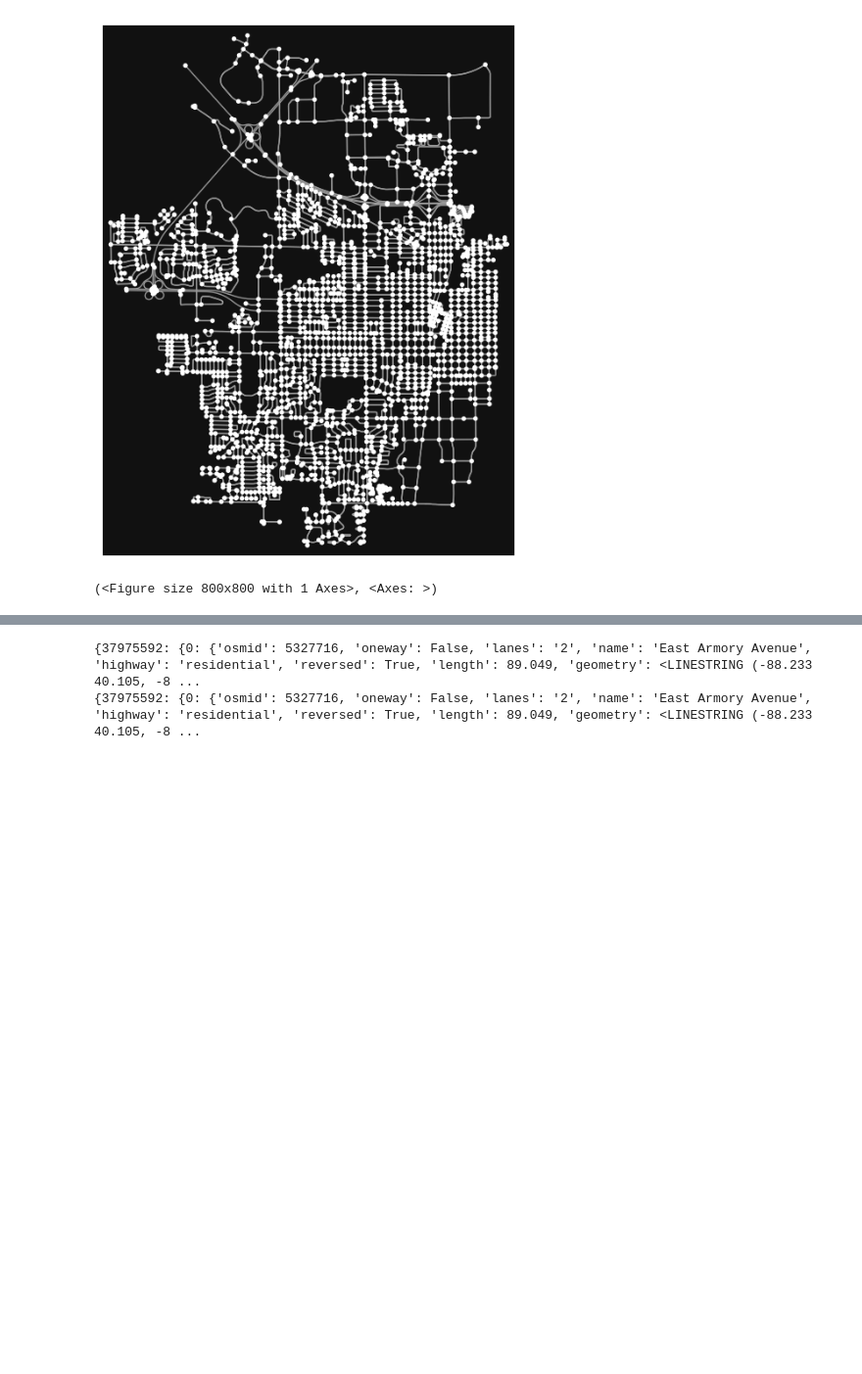
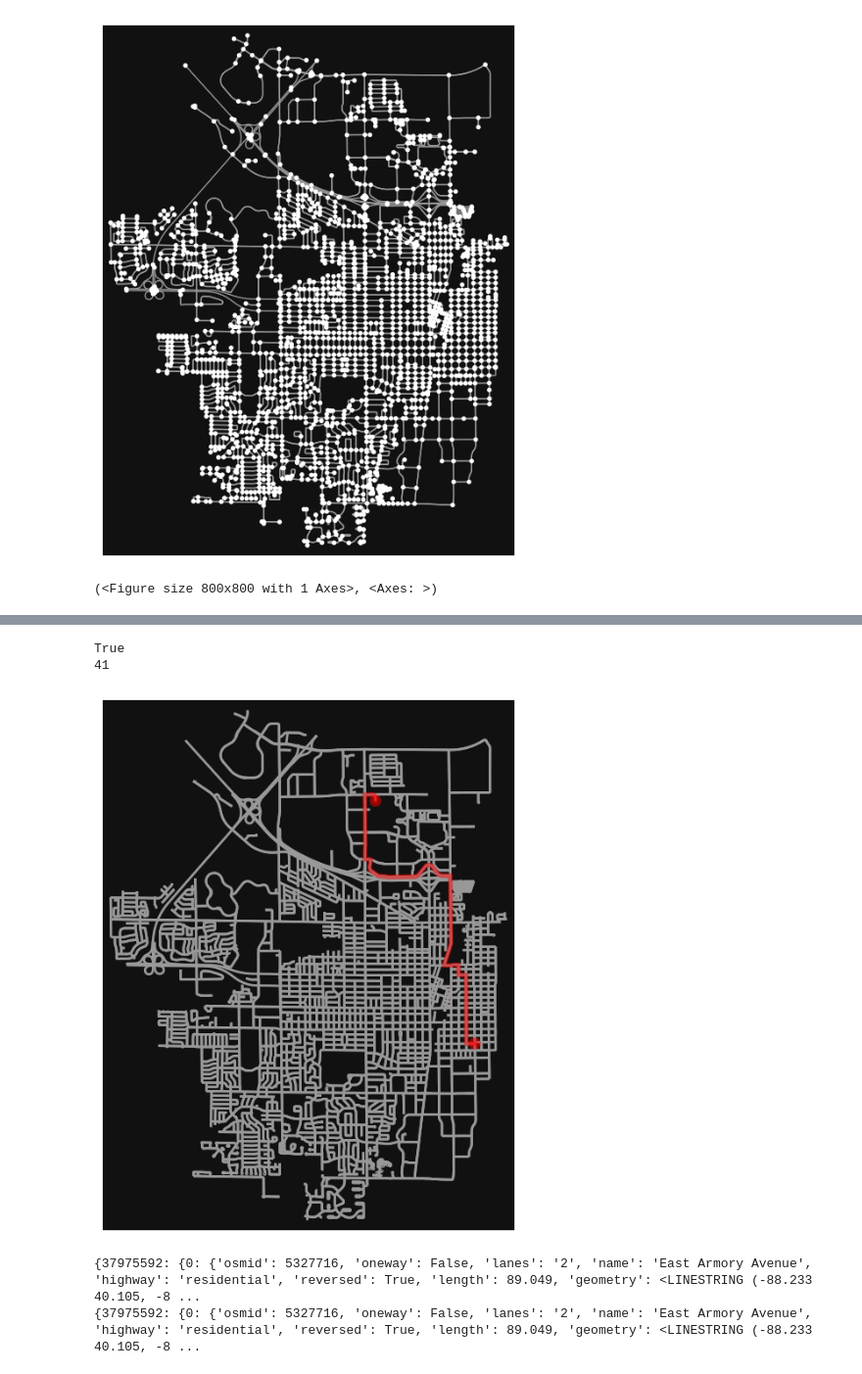
Before and after one commit to jcrayb/transport-research-project, a Jupyter notebook: osmnx/test.ipynb, the cells around one changed output, grey strips where cells are left out. Shown at 98% size. Cells and saved outputs as stored; diff of their text form; code cells hidden in the pictures; blank space fills up the shorter version.

Commit message:
Can find path between 2 addresses

```diff
--- a/osmnx/test.ipynb
+++ b/osmnx/test.ipynb
@@ -51,0 +55,17 @@ for i, edge in enumerate(edges):
+# %%
+import os
+import sys
+import osmnx as ox
+
+module_path = os.path.abspath(os.path.join('..'))
+if module_path not in sys.path:
+    sys.path.append(module_path)
+
+champaign = ox.graph_from_place('Champaign, IL, USA', network_type='drive')
+
+ox.plot_graph(champaign)
+
+from utils import node_from_address
+
+starting_node = node_from_address(champaign, '1008 S 4th Street, Champaign, IL')
+final_node = node_from_address(champaign, '2610 N Prospect Ave, Champaign, IL')
@@ -51,0 +74,11 @@ for i, edge in enumerate(edges):
+# %%
+import networkx as nx
+import numpy as np
+
+for i, node in enumerate(champaign.nodes):
+    if node == starting_node:
+        start_idx = i
+    elif node == final_node:
+        final_idx = i
+
+print(start_idx, final_idx)
@@ -52,3 +130,22 @@ for i, edge in enumerate(edges):
+# %%
+print(nx.has_path(nx.DiGraph(champaign), starting_node, final_node))
+
+route = nx.shortest_path(champaign, starting_node, final_node)
+
+flowed_edges = []
+
+route_length = len(route)
+print(route_length)
+
+for i in range(route_length-1):
+    flowed_edges += [(route[i], route[i+1])]
+
+fig, ax = ox.plot_graph_route(champaign, route, node_color='w', node_edgecolor='k', node_size=0,
+                           node_zorder=3, edge_linewidth=2)
+# %% [output]
+True
+41
+[figure, added]
 # %%
 for node in nodes:
     info = champaign[node]
```
Also changed, not shown: parts of 5 cells of this notebook, 6 other files.
